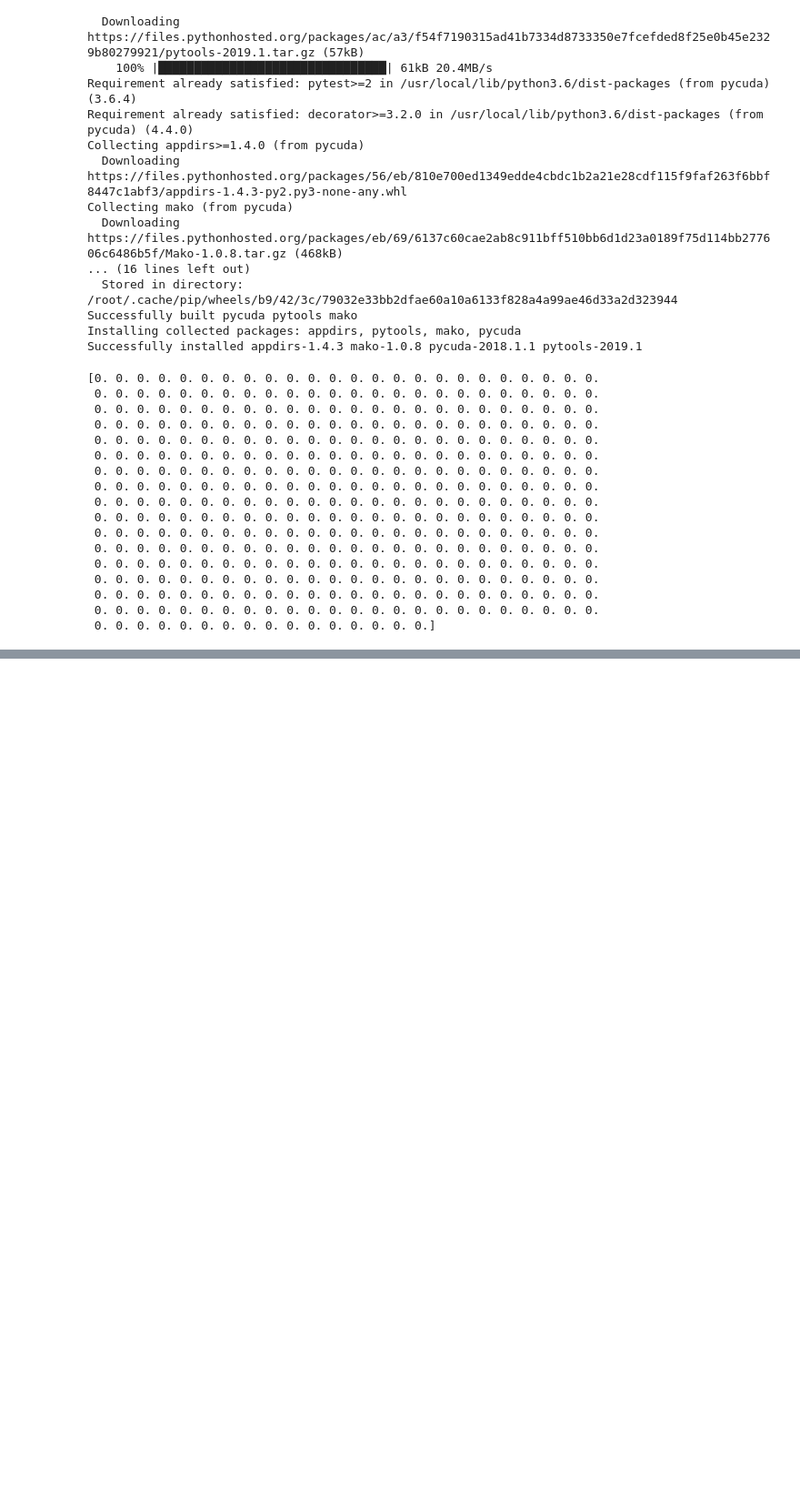
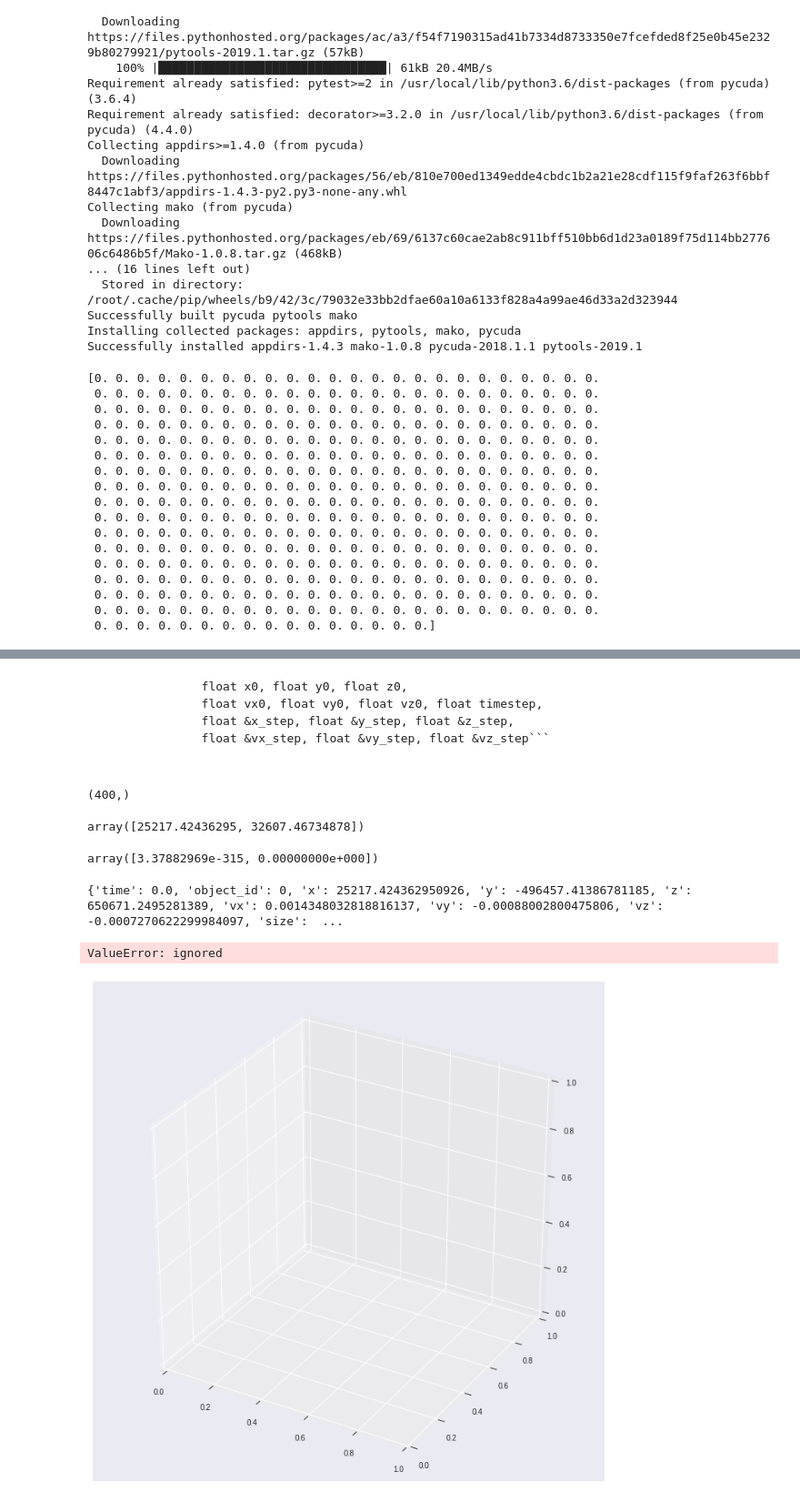
Before and after one commit to kharitonov-ivan/space_junk_simulator, a Jupyter notebook: 1 - Debug processing.ipynb, the cells around one changed output, grey strips where cells are left out. Shown: that part at 91% size. Cells and saved outputs as stored; diff of their text form; code cells hidden in the pictures; blank space fills up the shorter version.

````diff
--- a/1 - Debug processing.ipynb
+++ b/1 - Debug processing.ipynb
@@ -944,0 +1069,20 @@ void rk4_step(float *time,
+# %%
+import pandas as pd
+a = pd.DataFrame(space_objects).values
+# %%
+object_id = a[:, 0]
+x0 = a[:, 6]
+y0 = a[:, 7]
+z0 = a[:, 8]
+
+vx0 = a[:, 3]
+vy0 = a[:, 4]
+vz0 = a[:, 5]
+# %%
+x1 = np.zeros_like(x0)
+y1 = np.zeros_like(y0)
+z1 = np.zeros_like(z0)
+
+vx1 = np.zeros_like(vx1)
+vy1 = np.zeros_like(vy1)
+vz1 = np.zeros_like(vz1)
@@ -944,0 +1103,10 @@ void rk4_step(float *time,
+# %% [markdown]
+```loat time,
+              float x0, float y0, float z0,
+              float vx0, float vy0, float vz0, float timestep,
+              float &x_step, float &y_step, float &z_step,
+              float &vx_step, float &vy_step, float &vz_step```
+# %%
+ np.random.randn(400).astype(np.float32).shape
+# %% [output]
+(400,)
@@ -944,0 +1117,49 @@ void rk4_step(float *time,
+# %%
+x0
+# %% [output]
+array([25217.42436295, 32607.46734878])
+# %%
+x1
+# %% [output]
+array([3.37882969e-315, 0.00000000e+000])
+# %%
+from tqdm import trange
+simulation_steps = 10000
+time_step = 0.001  # s
+simulation_history = []
+
+plt.figure(figsize=(12,12))
+ax = plt.axes(projection='3d')
+
+for space_object in space_objects[:1]:
+    print(space_object)
+    time0 = space_object['time']
+    x0, y0, z0, vx0, vy0, vz0 = [space_object[var] \
+                                 for var in ('x', 'y', 'z', 'vx', 'vy', 'vz')]
+    # vx0, vy0, vz0 = 0,0,0
+    objects_steps = []
+    for simulation_step in trange(simulation_steps):
+        Ek4_step_cuda(time0+simulation_step*time_step,
+                                 x0, y0, z0, vx0, vy0, vz0,
+                                                timestep=time_step,
+                                                x1, y1, z1, vx1, vy1, vz1)
+
+
+        object_step = dict()
+
+        object_step['x'] = x1
+        object_step['y'] = y1
+        object_step['z'] = z1
+        object_step['vx'] = vx1
+        object_step['vy'] = vy1
+        object_step['vz'] = vz1
+        objects_steps.append(object_step)
+
+        x0, y0, z0, vx0, vy0, vz0 =  x1, y1, z1, vx1, vy1, vz1
+        ax.scatter3D( x1, y1, z1)
+
+    simulation_history.append(objects_steps)
+# %% [output]
+{'time': 0.0, 'object_id': 0, 'x': 25217.424362950926, 'y': -496457.41386781185, 'z': 650671.2495281389, 'vx': 0.0014348032818816137, 'vy': -0.00088002800475806, 'vz': -0.0007270622299984097, 'size':  ...
+ValueError: ignored
+[figure, added]
````
Also changed, not shown: parts of 18 cells of this notebook.
